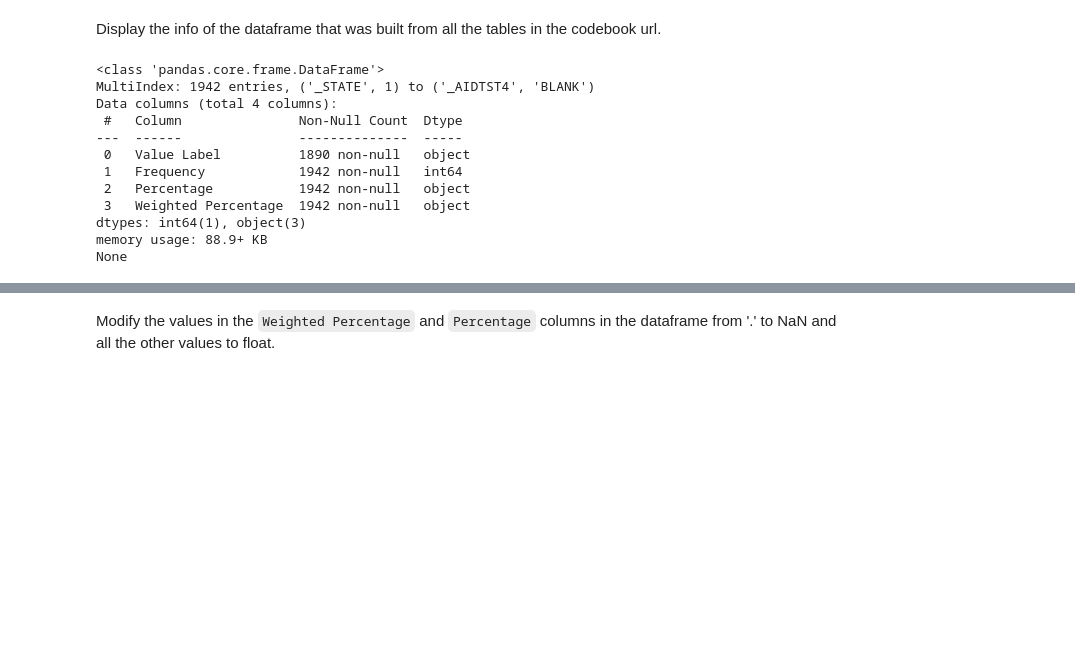
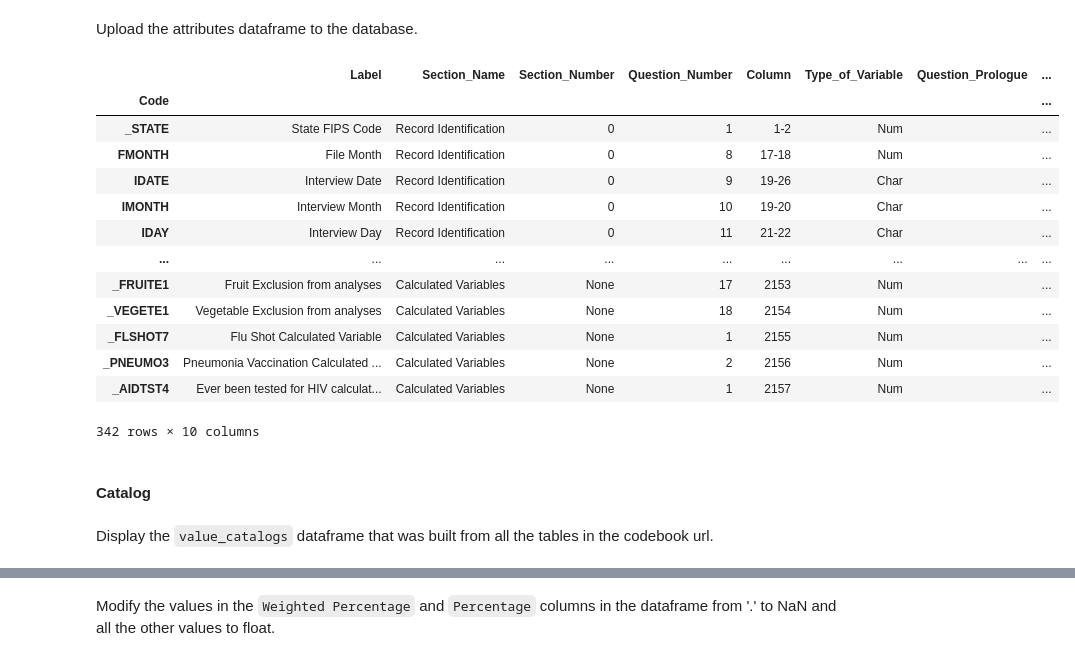
Before and after one commit to bedu-dsc2-Aether/curly-doodle, a Jupyter notebook: dataCleaning/codebook.ipynb, the cells around one changed output, grey strips where cells are left out. Drawn from its saved outputs; the diff is of its cells as text; code cells hidden in the pictures; blank space fills up the shorter version.

```diff
--- a/dataCleaning/codebook.ipynb
+++ b/dataCleaning/codebook.ipynb
@@ -8,3 +13,14 @@ import numpy as np
+# %%
+host = os.getenv("DATABASE_HOST")
+user = os.getenv("DATABASE_USERNAME")
+passwd = os.getenv("DATABASE_PASSWORD")
+db = os.getenv("DATABASE")
+
+engine = create_engine(
+    f'mysql+mysqlconnector://{user}:{passwd}@{host}/{db}',
+    echo=False,
+    connect_args={'ssl_ca': '/etc/ssl/certs/ca-certificates.crt'}
+    )
 # %%
 url = 'https://www.cdc.gov/brfss/annual_data/2019/pdf/codebook19_llcp-v2-508.HTML'
 html = urlopen(url)
@@ -56,0 +79,3 @@ for table in html_tables[1:]:
+# %%
+attributes = pd.DataFrame(data_attributes_dict).T
+attributes
@@ -56,0 +98,2 @@ for table in html_tables[1:]:
+# %%
+attributes.index.name = 'Code'
@@ -56,0 +102,3 @@ for table in html_tables[1:]:
+# %%
+attributes.columns = [colName.strip().replace(' ','_') for colName in attributes.columns]
+attributes.head(3)
@@ -57,17 +111,26 @@ for table in html_tables[1:]:
+# %% [markdown]
+Upload the attributes dataframe to the database.
+# %%
+column_types = { 'Code': sqlVARCHAR(10) }
+
+pd.io.sql.to_sql(attributes, 'attributes', engine, if_exists='replace', index=True, flavor='mysql', dtype=column_types)
+pd.io.sql.read_sql('SELECT * FROM attributes', engine,index_col='Code')
+# %% [output]
+|  | Label | Section_Name | Section_Number | Question_Number | Column | Type_of_Variable | Question_Prologue | ... |
+| Code |  |  |  |  |  |  |  | ... |
+| _STATE | State FIPS Code | Record Identification | 0 | 1 | 1-2 | Num |  | ... |
+| FMONTH | File Month | Record Identification | 0 | 8 | 17-18 | Num |  | ... |
+| IDATE | Interview Date | Record Identification | 0 | 9 | 19-26 | Char |  | ... |
+| IMONTH | Interview Month | Record Identification | 0 | 10 | 19-20 | Char |  | ... |
+| IDAY | Interview Day | Record Identification | 0 | 11 | 21-22 | Char |  | ... |
+| ... | ... | ... | ... | ... | ... | ... | ... | ... |
+| _FRUITE1 | Fruit Exclusion from analyses | Calculated Variables | None | 17 | 2153 | Num |  | ... |
+| _VEGETE1 | Vegetable Exclusion from analyses | Calculated Variables | None | 18 | 2154 | Num |  | ... |
+| _FLSHOT7 | Flu Shot Calculated Variable | Calculated Variables | None | 1 | 2155 | Num |  | ... |
+| _PNEUMO3 | Pneumonia Vaccination Calculated ... | Calculated Variables | None | 2 | 2156 | Num |  | ... |
+| _AIDTST4 | Ever been tested for HIV calculat... | Calculated Variables | None | 1 | 2157 | Num |  | ... |
+342 rows × 10 columns
+# %% [markdown]
+#### Catalog
 # %% [markdown]
-Display the info of the dataframe that was built from all the tables in the codebook url.
+Display the `value_catalogs` dataframe that was built from all the tables in the codebook url.
-# %%
-print(value_catalogs.info())
-# %% [output]
-<class 'pandas.core.frame.DataFrame'>
-MultiIndex: 1942 entries, ('_STATE', 1) to ('_AIDTST4', 'BLANK')
-Data columns (total 4 columns):
- #   Column               Non-Null Count  Dtype
----  ------               --------------  -----
- 0   Value Label          1890 non-null   object
- 1   Frequency            1942 non-null   int64
- 2   Percentage           1942 non-null   object
- 3   Weighted Percentage  1942 non-null   object
-dtypes: int64(1), object(3)
-memory usage: 88.9+ KB
-None
```
Also changed, not shown: parts of 18 cells of this notebook.
